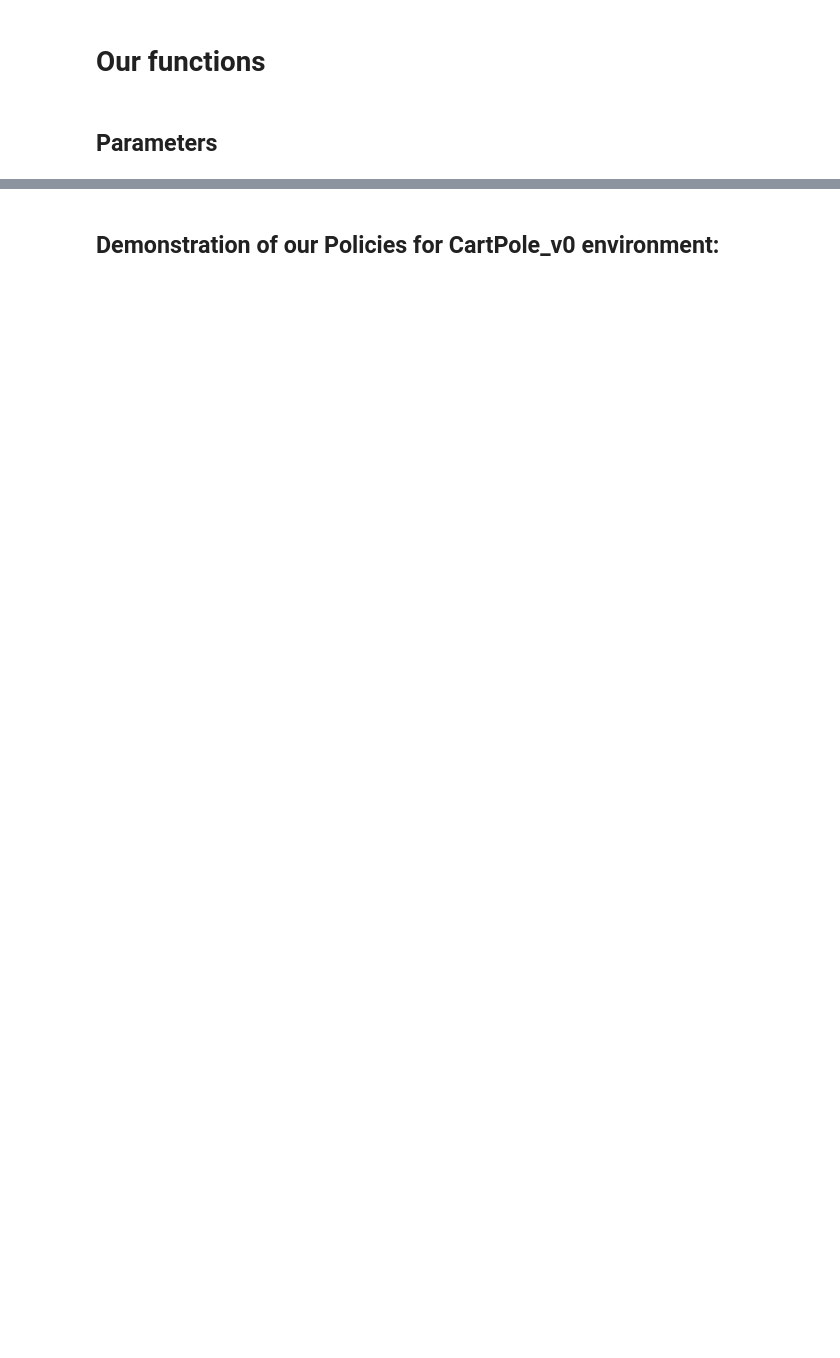
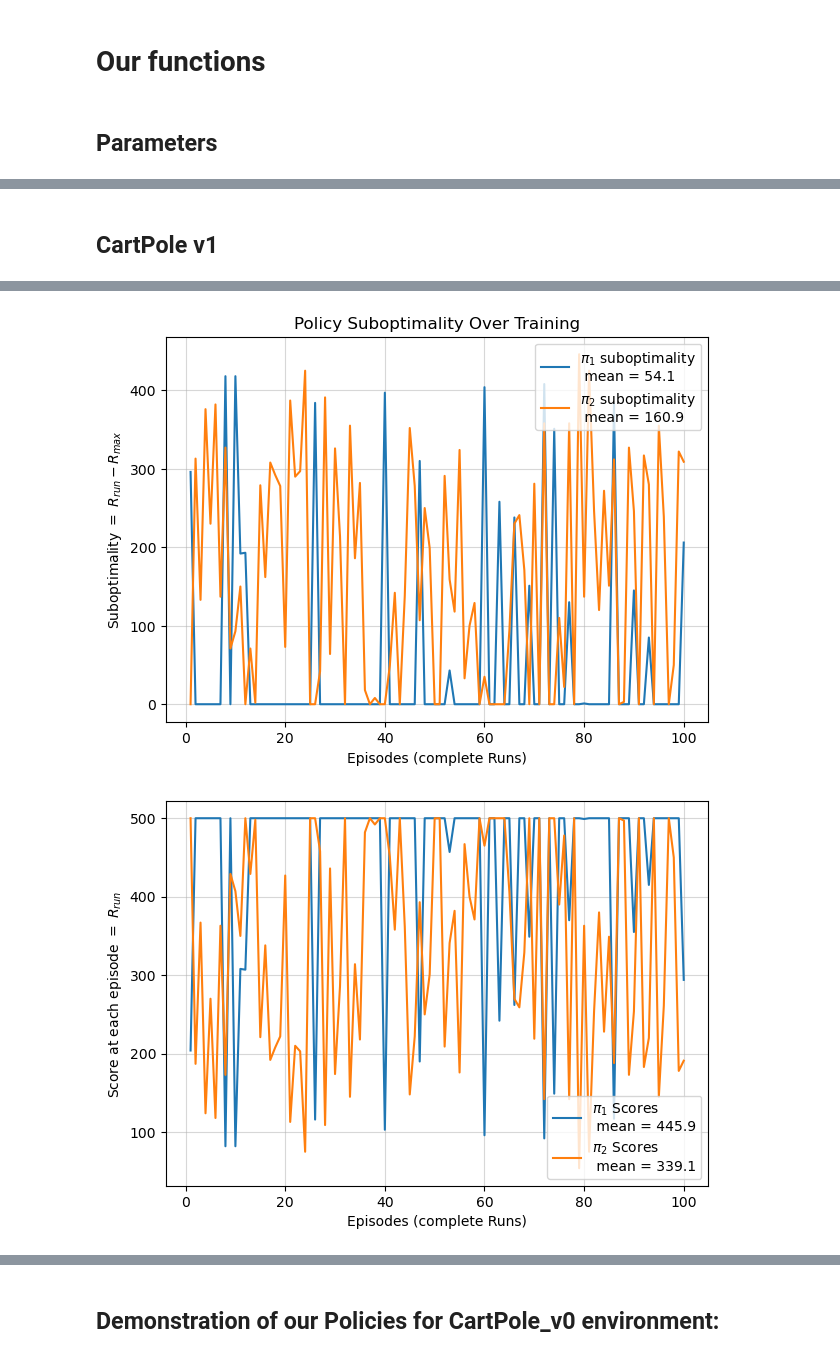
Before and after one commit to yk985/RL-RLHF, a Jupyter notebook: Gen_Policies_Fla.ipynb, the cells around one changed output, grey strips where cells are left out. Cells and saved outputs as stored; diff of their text form; code cells hidden in the pictures; blank space fills up the shorter version.

```diff
--- a/Gen_Policies_Fla.ipynb
+++ b/Gen_Policies_Fla.ipynb
@@ -74,12 +157,39 @@ seed_training_policies  = 42
+# %% [markdown]
+## CartPole v1
 # %%
+# Choose environment:
+
+# env 1: CartPole-v0
+env_name='CartPole-v1'
+baseline = baseline_CartPole_v0_Fla
+target_score = 450 # for CartPole-v0
+
+# env 2: Continuous-MountainCar-v0
+# env_name='MountainCar-v0'
+# baseline = baseline_MountainCar
+# target_score = -110 # for Continuous-MountainCar-v0
+
+lr_oppo = 0.005 # learning rate for OPPO
+
+load_policies = False
+
+# ── Hyperparams for OPPO ──
+n_episodes              = 1200 # keep same “number of iterations” for fair comparison
+max_t                   = 500  # cap on steps per episode
+print_every             = 20   # print every x episodes and avg also the score for every x episodes
+gamma                   = 0.99
+
+seed_training_policies  = 42
+
+
 # ── Instantiate the two policies & optimizers for OPPO ──
 env_oppo   = gym.make(env_name)
 
-pi1_oppo = Policy(state_size=env_oppo.observation_space.shape[0],
+pi1_oppo = Policy_v3(state_size=env_oppo.observation_space.shape[0],
                      action_size=env_oppo.action_space.n).to(device)
 opt1_oppo    = torch.optim.Adam(pi1_oppo.parameters(), lr=lr_oppo)
 
-pi2_oppo = Policy(state_size=env_oppo.observation_space.shape[0],
+pi2_oppo = Policy_v3(state_size=env_oppo.observation_space.shape[0],
                      action_size=env_oppo.action_space.n).to(device)
 opt2_oppo   = torch.optim.Adam(pi2_oppo.parameters(), lr=lr_oppo)
 
@@ -87,7 +197,6 @@ opt2_oppo   = torch.optim.Adam(pi2_oppo.parameters(), lr=lr_oppo)
 # ── Load the policies if you want to reuse them ──
 if load_policies:
   pi1_oppo.load_state_dict(torch.load(f"pi1_oppo_{env_name}.pth"))
-  pi2_oppo.load_state_dict(torch.load(f"pi2_oppo_{env_name}.pth"))
 
 
 # ── Run the OPPO training ──
@@ -105,6 +214,27 @@ if not load_policies:
       early_stop   = False,
       seed = seed_training_policies,
       target_score = target_score,
-      env_name= env_name
+      env_name= env_name,
+      display_every = False
   )
+
+pi2_oppo.load_state_dict(torch.load(f"pi2_oppo_{env_name}.pth"))
+
+
+seed_evaluation = 26
+num_episodes = 100
+pi1_mean_reward, pi1_reward = evaluate_policy(pi1_oppo, env_oppo, n_episodes=num_episodes)
+pi2_mean_reward, pi2_reward = evaluate_policy(pi2_oppo, env_oppo, n_episodes=num_episodes)
+print("Evaluations over", num_episodes, "episodes done for both policies")
+
+plot_suboptimality(
+    pi1_reward,
+    pi2_reward,
+    max_reward=500, # for CartPole-v0
+)
+
+plot_Scores(
+    pi1_reward,
+    pi2_reward,
+)
 # %% [output]
@@ -123,0 +258,2 @@ Saving the policy in pi1_oppo_CartPole-v0.pth...
+[figure, added]
+[figure, added]
```
Also changed, not shown: parts of 10 cells of this notebook.
